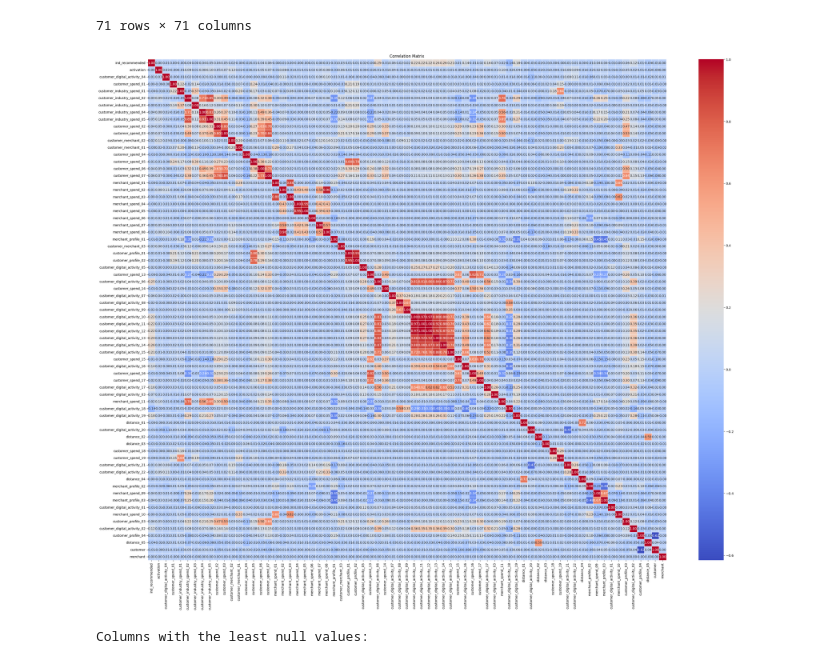
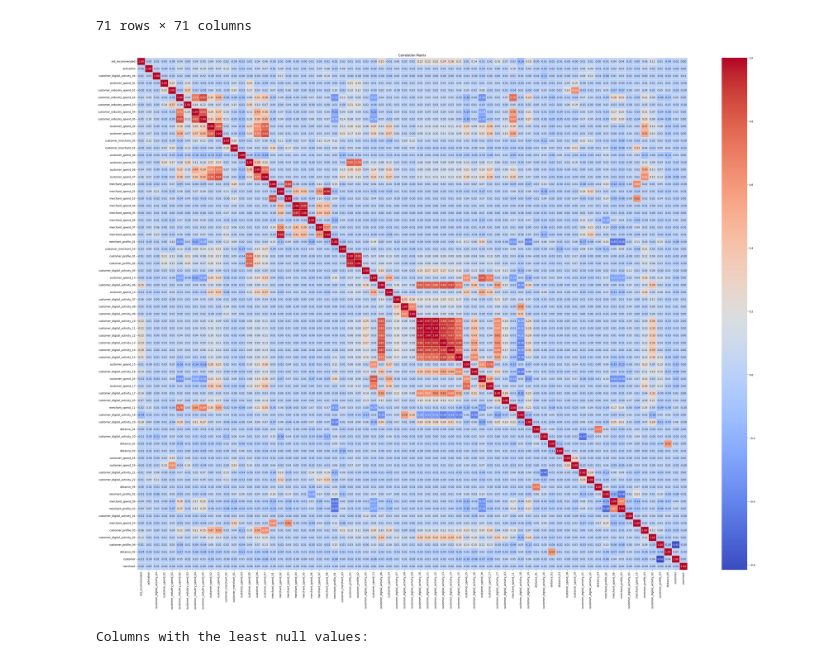
Before and after one commit to htuttttt/AMEX-AI-Hackathon, a Jupyter notebook: pipeline.ipynb, the cells around one changed output. Saved outputs shown, nothing was run; the diff lists cells and outputs as text; code cells hidden in the pictures.

```diff
--- a/pipeline.ipynb
+++ b/pipeline.ipynb
@@ -51,12 +51,12 @@ correlation_matrix
 # %%
 # Visualise the correlation matrix
 
-plt.figure(figsize=(36, 28))
+plt.figure(figsize=(48, 36))
 sb.heatmap(correlation_matrix, annot=True, cmap="coolwarm", fmt=".2f", linewidths=0.5)
 plt.title("Correlation Matrix")
 plt.show()
 # %% [output]
-[figure, old version]
+[figure, new version]
 # %%
 # Determine which features have the last null/NaN values
 
```
Also changed, not shown: parts of 3 cells of this notebook, 1 other file.
